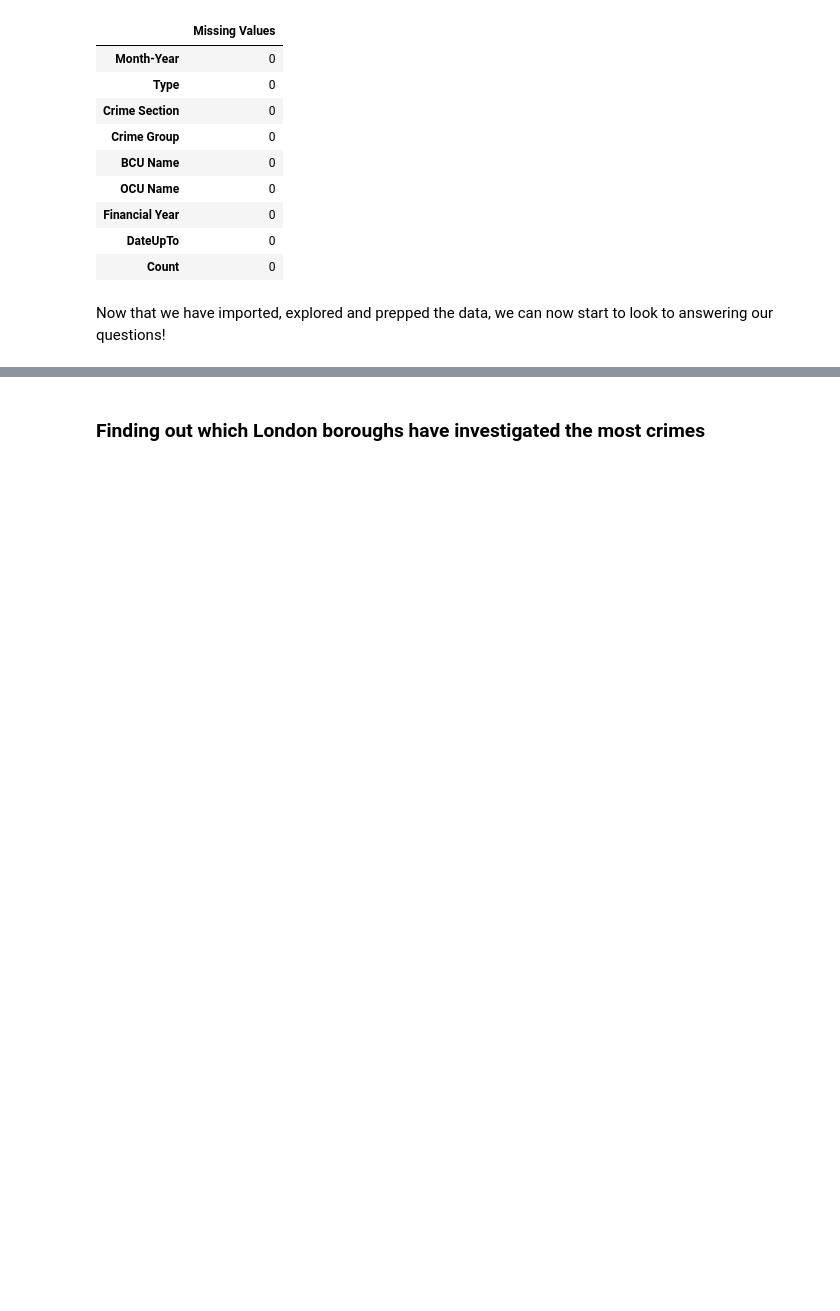
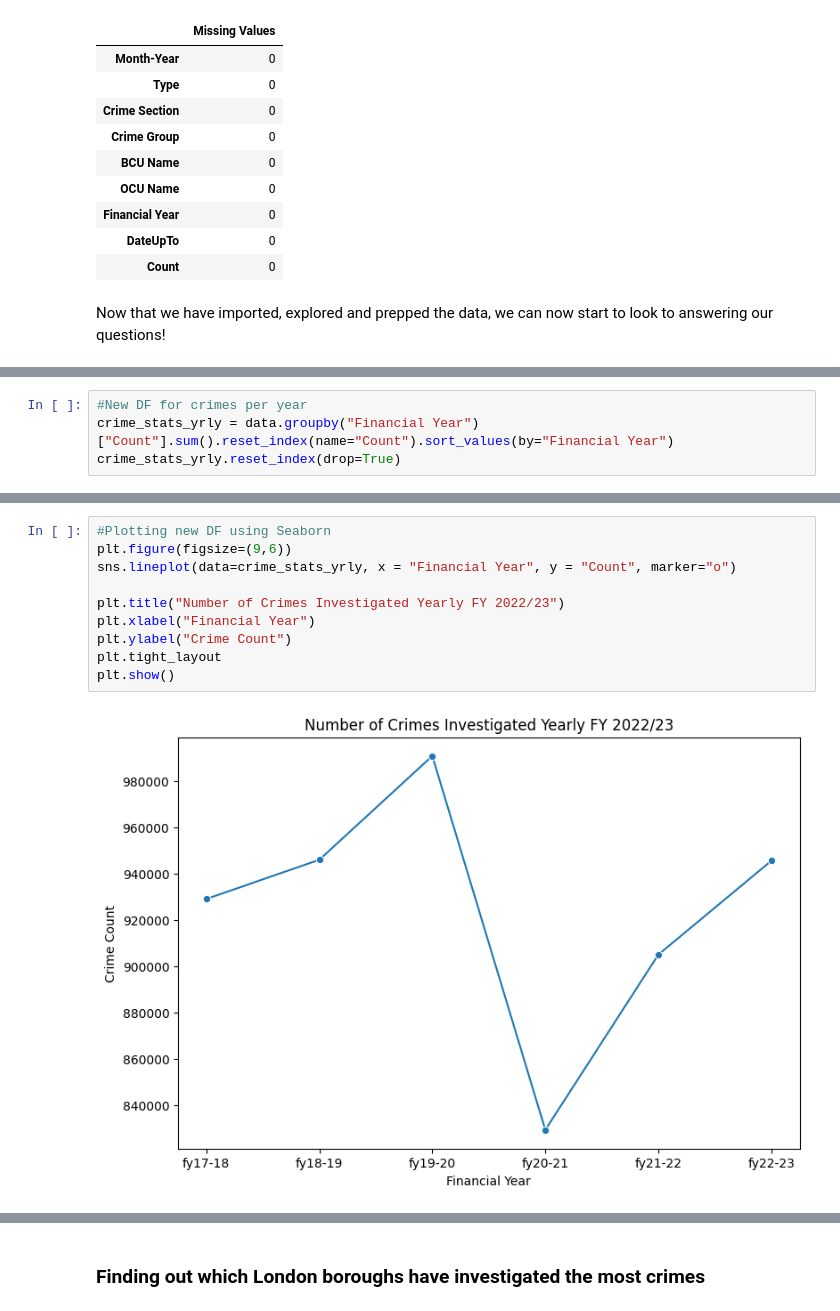
Before and after one commit to juanitanels/London-Crime-Stats-EDA, a Jupyter notebook: London Crime Stats 22-23 EDA.ipynb, the cells around one changed output, grey strips where cells are left out. Cells and saved outputs as stored; diff of their text form; blank space fills up the shorter version.

```diff
--- a/London Crime Stats 22-23 EDA.ipynb
+++ b/London Crime Stats 22-23 EDA.ipynb
@@ -97,0 +112,4 @@ Now that we have imported, explored and prepped the data, we can now start to lo
+# %%
+#New DF for crimes per year
+crime_stats_yrly = data.groupby("Financial Year")["Count"].sum().reset_index(name="Count").sort_values(by="Financial Year")
+crime_stats_yrly.reset_index(drop=True)
@@ -97,0 +124,12 @@ Now that we have imported, explored and prepped the data, we can now start to lo
+# %%
+#Plotting new DF using Seaborn
+plt.figure(figsize=(9,6))
+sns.lineplot(data=crime_stats_yrly, x = "Financial Year", y = "Count", marker="o")
+
+plt.title("Number of Crimes Investigated Yearly FY 2022/23")
+plt.xlabel("Financial Year")
+plt.ylabel("Crime Count")
+plt.tight_layout
+plt.show()
+# %% [output]
+[figure, added]
```
Also changed, not shown: parts of 22 cells of this notebook.
